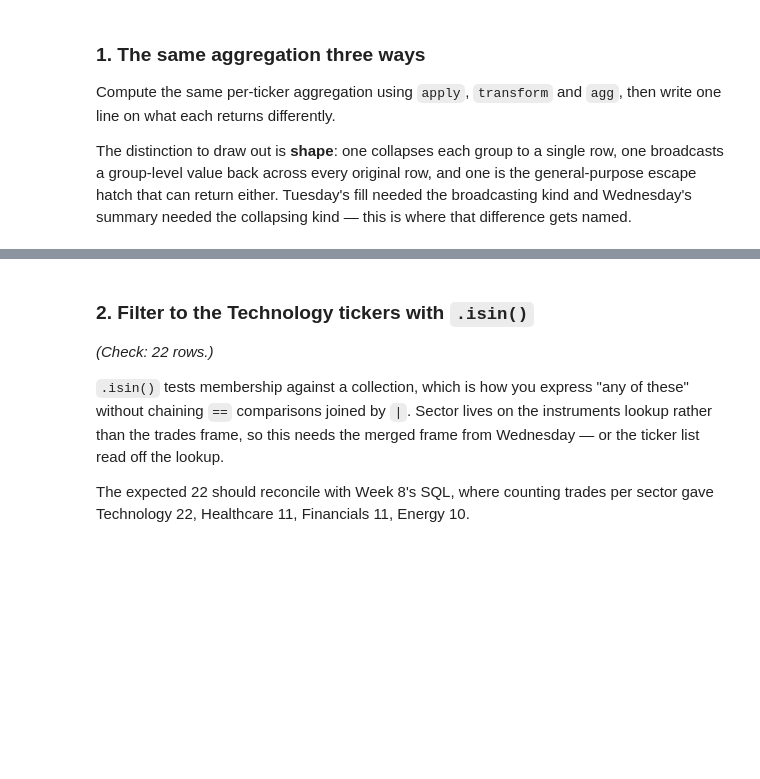
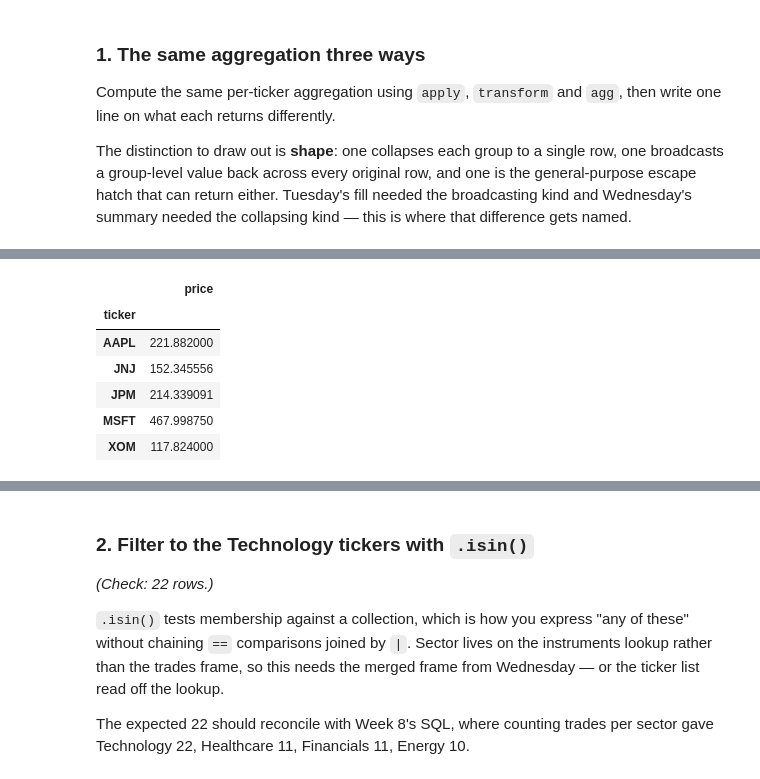
Before and after one commit to mryiadom/gcp-de-portfolio, a Jupyter notebook: notebooks/01_cleaning.ipynb, the cells around one changed output, grey strips where cells are left out. Saved outputs shown, nothing was run; the diff lists cells and outputs as text; code cells hidden in the pictures; blank space fills up the shorter version.

```diff
--- a/notebooks/01_cleaning.ipynb
+++ b/notebooks/01_cleaning.ipynb
@@ -497,0 +508,10 @@ The distinction to draw out is **shape**: one collapses each group to a single r
+# %%
+raw_trades_new.groupby('ticker').agg({'price': 'mean'})
+# %% [output]
+|  | price |
+| ticker |  |
+| AAPL | 221.882000 |
+| JNJ | 152.345556 |
+| JPM | 214.339091 |
+| MSFT | 467.998750 |
+| XOM | 117.824000 |
```
Also changed, not shown: parts of 7 cells of this notebook.
